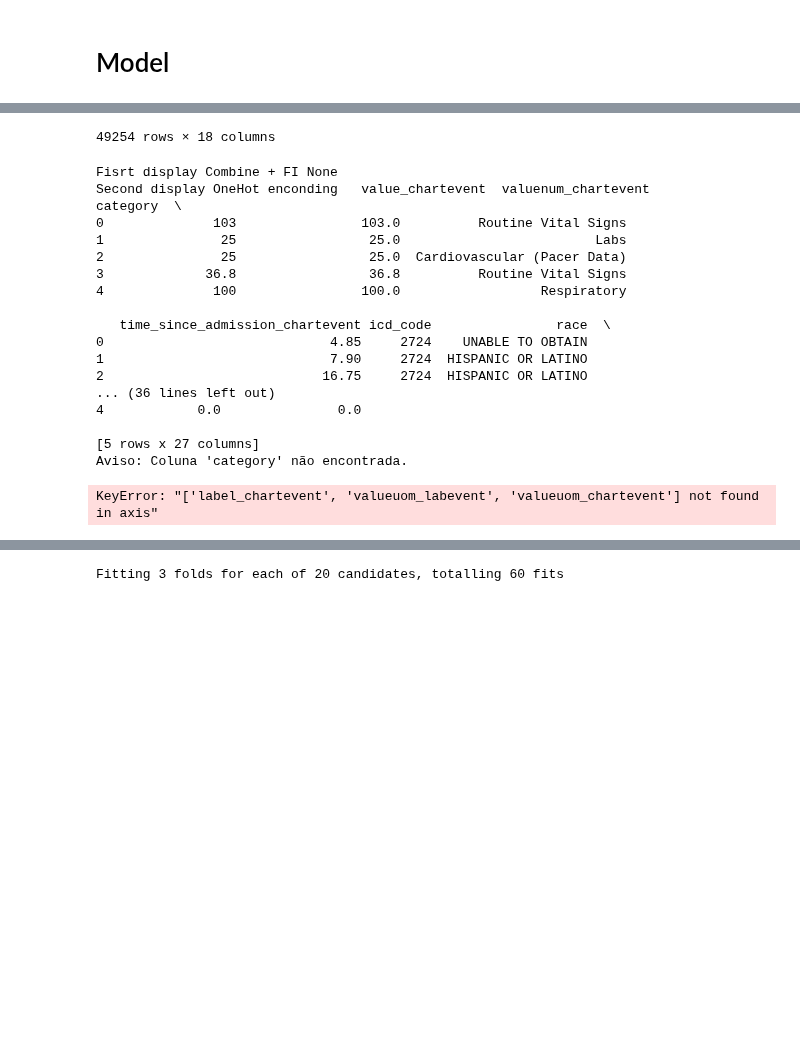
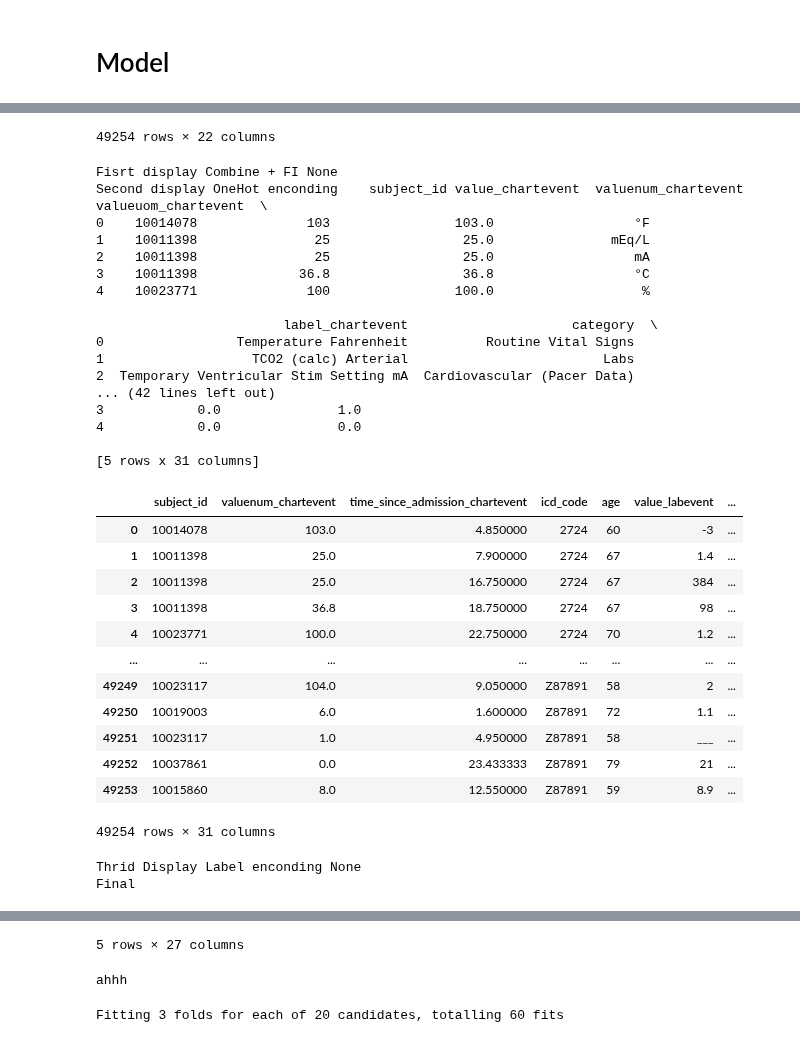
Before and after one commit to CatarinaCosta02/Master_Thesis, a Jupyter notebook: models/Model1.ipynb, the cells around one changed output, grey strips where cells are left out. Drawn from its saved outputs; the diff is of its cells as text; code cells hidden in the pictures; blank space fills up the shorter version.

```diff
--- a/models/Model1.ipynb
+++ b/models/Model1.ipynb
@@ -49,9 +49,6 @@ class Treatment(BaseEstimator, TransformerMixin):
             df['label_chartevent'] + ' (' + df['valueuom_chartevent'] + ')'
         )
 
-        # Drop colunas
-        df.drop(['subject_id', 'valueuom_chartevent','label_chartevent','valueuom_labevent'], axis=1, inplace=True)
-
         # Feature Interactions
         urgency_rank = {
             'ELECTIVE': 1, 'OBSERVATION ADMIT': 2,
@@ -62,7 +59,8 @@ class Treatment(BaseEstimator, TransformerMixin):
         df['urgency_x_lab_delay'] = df['urgency_score'] * df['time_since_admission_labevent']
         df['admission_x_age'] = df['urgency_score'] * df['age']
 
-        print("Fisrt display Combine + FI", display(df))
+        print("Fisrt display Combine + FI")
+        display(df.head())
 
         # OneHot Encoding
         variables_cat = ['admission_type', 'insurance', 'priority']
@@ -74,7 +72,8 @@ class Treatment(BaseEstimator, TransformerMixin):
                           index=df.index)
 
         df = pd.concat([df.drop(columns=variables_cat), one_hot_df], axis=1)
-        print("Second display OneHot enconding", df.head())
+        print("Second display OneHot enconding")
+        display(df.head())
 
         # Label Encoding
         variables = ['value_chartevent', 'label_chartevent', 'valueuom_labevent',
@@ -85,8 +84,9 @@ class Treatment(BaseEstimator, TransformerMixin):
             if col in df.columns:
                 le = LabelEncoder()
                 label_encoded_df[col] = le.fit_transform(df[col].astype(str))
-        else:
-            print(f"Aviso: Coluna '{col}' não encontrada.")
+            else:
+                print(f"Aviso: Coluna '{col}' não encontrada.")
+
 
         df = pd.concat([df.drop(columns=variables), label_encoded_df], axis=1)
 
@@ -101,18 +101,24 @@ class Treatment(BaseEstimator, TransformerMixin):
         df['combined_freq'] = df['combined'].map(df['combined'].value_counts())
         df.drop(columns=['combined'], inplace=True)
 
-        print(df.dtypes)
-        print("Fibal", display(df))
+        # Drop colunas
+        cols_to_drop = ['subject_id', 'valueuom_chartevent','label_chartevent','valueuom_labevent']
+        df.drop(columns=[col for col in cols_to_drop if col in df.columns], inplace=True)
+
+
+        print("Final")
+        display(df.head())
+        print("ahhh")
 
         return df
 # %% [markdown]
 # Model
 # %%
 
-df2_processed = Treatment().fit_transform(df)
+df_processed = Treatment().fit_transform(df)
 
-X = df2_processed.drop('icd_code', axis=1)
-y = df2_processed['icd_code']
+X = df_processed.drop('icd_code', axis=1)
+y = df_processed['icd_code']
 
 le = LabelEncoder()
 y = le.fit_transform(y)
@@ -132,19 +138,33 @@ y = le.fit_transform(y)
-49254 rows × 18 columns
+49254 rows × 22 columns
 Fisrt display Combine + FI None
-Second display OneHot enconding   value_chartevent  valuenum_chartevent                     category  \
-0              103                103.0          Routine Vital Signs
-1               25                 25.0                         Labs
-2               25                 25.0  Cardiovascular (Pacer Data)
-3             36.8                 36.8          Routine Vital Signs
-4              100                100.0                  Respiratory
+Second display OneHot enconding    subject_id value_chartevent  valuenum_chartevent valueuom_chartevent  \
+0    10014078              103                103.0                  °F
+1    10011398               25                 25.0               mEq/L
+2    10011398               25                 25.0                  mA
+3    10011398             36.8                 36.8                  °C
+4    10023771              100                100.0                   %
 
-   time_since_admission_chartevent icd_code                race  \
-0                             4.85     2724    UNABLE TO OBTAIN
-1                             7.90     2724  HISPANIC OR LATINO
-2                            16.75     2724  HISPANIC OR LATINO
-... (36 lines left out)
+                        label_chartevent                     category  \
+0                 Temperature Fahrenheit          Routine Vital Signs
+1                   TCO2 (calc) Arterial                         Labs
+2  Temporary Ventricular Stim Setting mA  Cardiovascular (Pacer Data)
+... (42 lines left out)
+3            0.0               1.0
 4            0.0               0.0
 
-[5 rows x 27 columns]
-Aviso: Coluna 'category' não encontrada.
+[5 rows x 31 columns]
+|  | subject_id | valuenum_chartevent | time_since_admission_chartevent | icd_code | age | value_labevent | ... |
+| 0 | 10014078 | 103.0 | 4.850000 | 2724 | 60 | -3 | ... |
+| 1 | 10011398 | 25.0 | 7.900000 | 2724 | 67 | 1.4 | ... |
+| 2 | 10011398 | 25.0 | 16.750000 | 2724 | 67 | 384 | ... |
+| 3 | 10011398 | 36.8 | 18.750000 | 2724 | 67 | 98 | ... |
+| 4 | 10023771 | 100.0 | 22.750000 | 2724 | 70 | 1.2 | ... |
+| ... | ... | ... | ... | ... | ... | ... | ... |
+| 49249 | 10023117 | 104.0 | 9.050000 | Z87891 | 58 | 2 | ... |
+| 49250 | 10019003 | 6.0 | 1.600000 | Z87891 | 72 | 1.1 | ... |
+| 49251 | 10023117 | 1.0 | 4.950000 | Z87891 | 58 | ___ | ... |
+| 49252 | 10037861 | 0.0 | 23.433333 | Z87891 | 79 | 21 | ... |
+| 49253 | 10015860 | 8.0 | 12.550000 | Z87891 | 59 | 8.9 | ... |
-KeyError: "['label_chartevent', 'valueuom_labevent', 'valueuom_chartevent'] not found in axis"
+49254 rows × 31 columns
+Thrid Display Label enconding None
+Final
@@ -151,3 +177,5 @@ KeyError: "['label_chartevent', 'valueuom_labevent', 'valueuom_chartevent'] not
+5 rows × 27 columns
+ahhh
 # %%
 X_train, X_test, y_train, y_test = train_test_split(X, y, stratify=y, test_size=0.2, random_state=42)
 # %%
```
Also changed, not shown: parts of 1 cell of this notebook, 2 other files.
